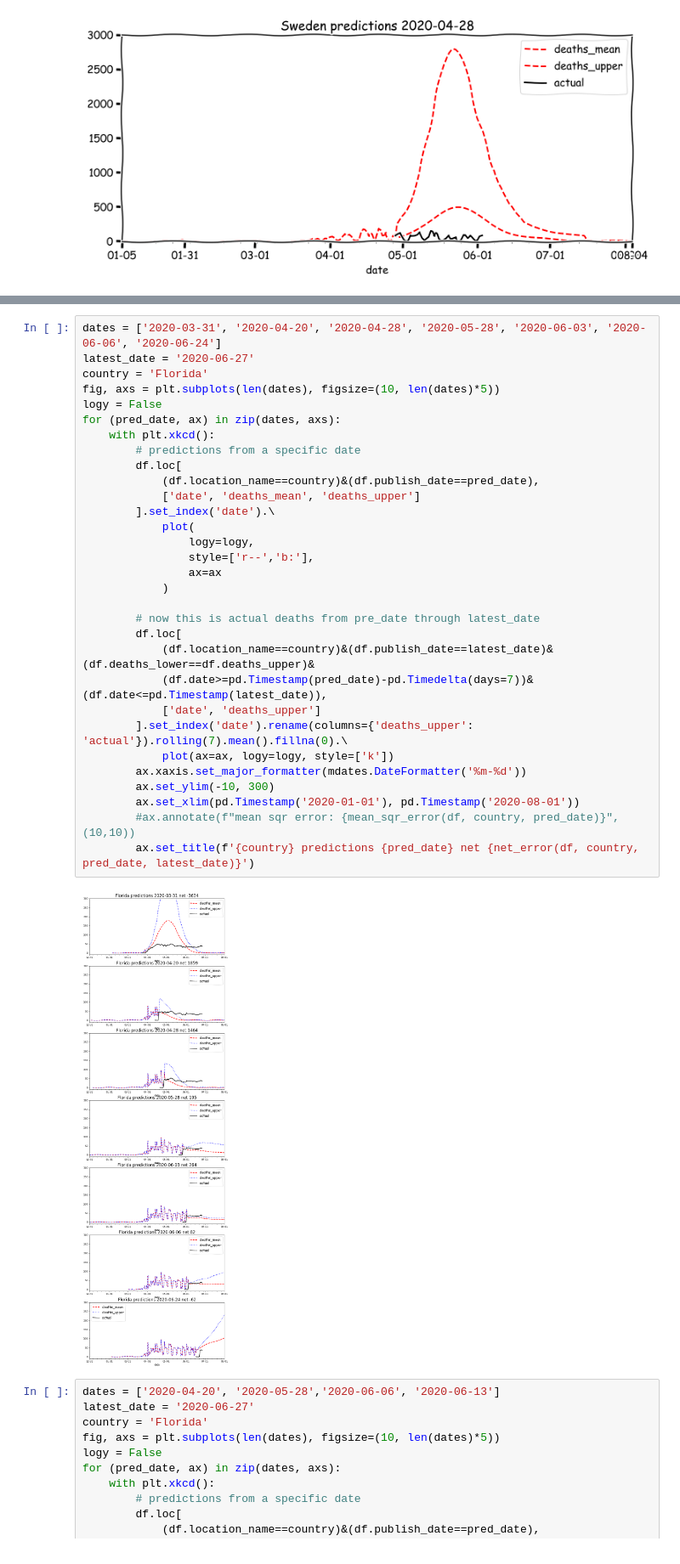
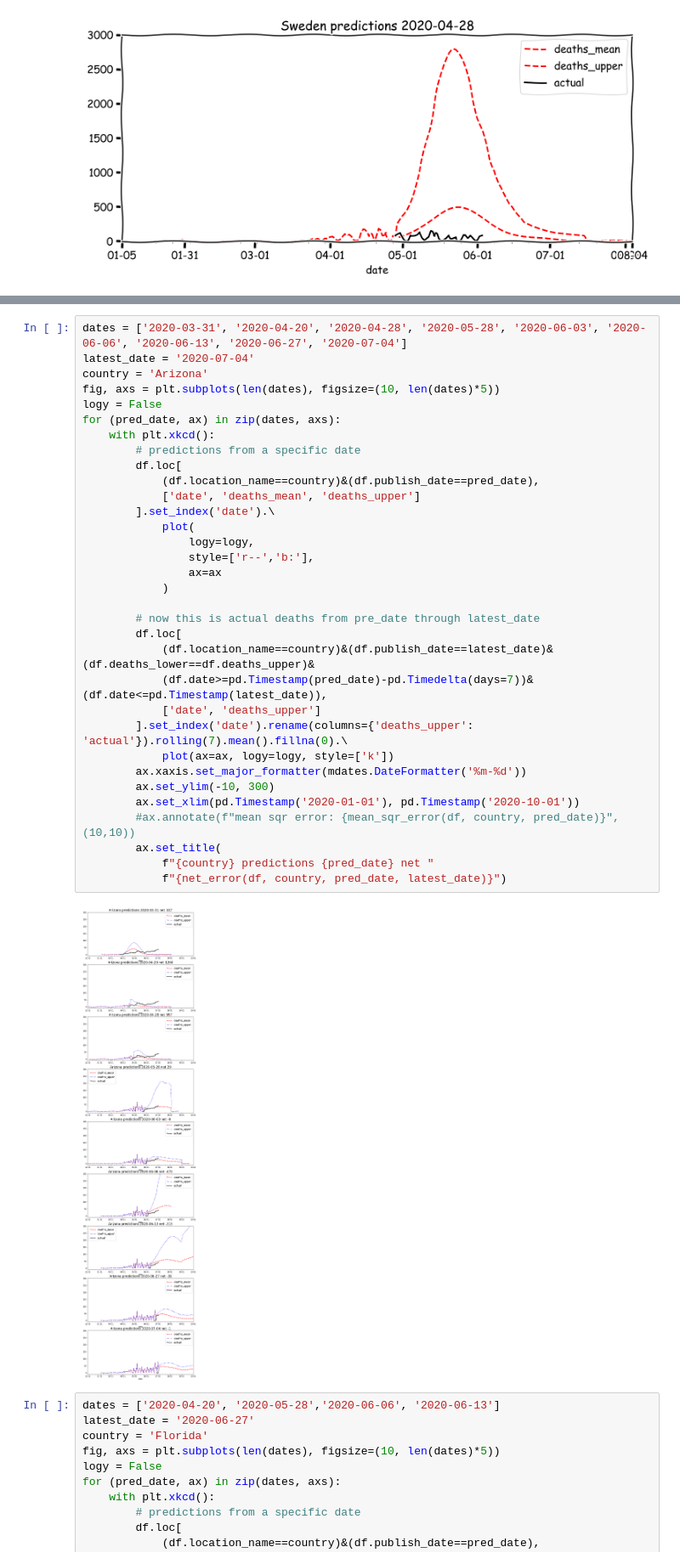
Before and after one commit to mrichard91/ihme_model_notebook, a Jupyter notebook: IHME regression.ipynb, the cells around one changed output, grey strips where cells are left out. Shown at 85% size. Saved outputs shown, nothing was run; the diff lists cells and outputs as text.

```diff
--- a/IHME regression.ipynb
+++ b/IHME regression.ipynb
@@ -118,36 +120,38 @@ pd.DataFrame(errors).set_index('date').sort_values(by='date').\
 # %%
-dates = ['2020-03-31', '2020-04-20', '2020-04-28', '2020-05-28', '2020-06-03', '2020-06-06', '2020-06-24']
-latest_date = '2020-06-27'
-country = 'Florida'
+dates = ['2020-03-31', '2020-04-20', '2020-04-28', '2020-05-28', '2020-06-03', '2020-06-06', '2020-06-13', '2020-06-27', '2020-07-04']
+latest_date = '2020-07-04'
+country = 'Arizona'
 fig, axs = plt.subplots(len(dates), figsize=(10, len(dates)*5))
 logy = False
 for (pred_date, ax) in zip(dates, axs):
     with plt.xkcd():
         # predictions from a specific date
         df.loc[
             (df.location_name==country)&(df.publish_date==pred_date),
             ['date', 'deaths_mean', 'deaths_upper']
         ].set_index('date').\
             plot(
                 logy=logy,
                 style=['r--','b:'],
                 ax=ax
             )
 
         # now this is actual deaths from pre_date through latest_date
         df.loc[
             (df.location_name==country)&(df.publish_date==latest_date)&(df.deaths_lower==df.deaths_upper)&
             (df.date>=pd.Timestamp(pred_date)-pd.Timedelta(days=7))&(df.date<=pd.Timestamp(latest_date)),
             ['date', 'deaths_upper']
         ].set_index('date').rename(columns={'deaths_upper': 'actual'}).rolling(7).mean().fillna(0).\
             plot(ax=ax, logy=logy, style=['k'])
         ax.xaxis.set_major_formatter(mdates.DateFormatter('%m-%d'))
         ax.set_ylim(-10, 300)
-        ax.set_xlim(pd.Timestamp('2020-01-01'), pd.Timestamp('2020-08-01'))
+        ax.set_xlim(pd.Timestamp('2020-01-01'), pd.Timestamp('2020-10-01'))
         #ax.annotate(f"mean sqr error: {mean_sqr_error(df, country, pred_date)}", (10,10))
-        ax.set_title(f'{country} predictions {pred_date} net {net_error(df, country, pred_date, latest_date)}')
+        ax.set_title(
+            f"{country} predictions {pred_date} net "
+            f"{net_error(df, country, pred_date, latest_date)}")
 # %% [output]
-[figure, old version]
+[figure, new version]
 # %%
 dates = ['2020-04-20', '2020-05-28','2020-06-06', '2020-06-13']
 latest_date = '2020-06-27'
```
Also changed, not shown: parts of 5 cells of this notebook, 3 other files.
